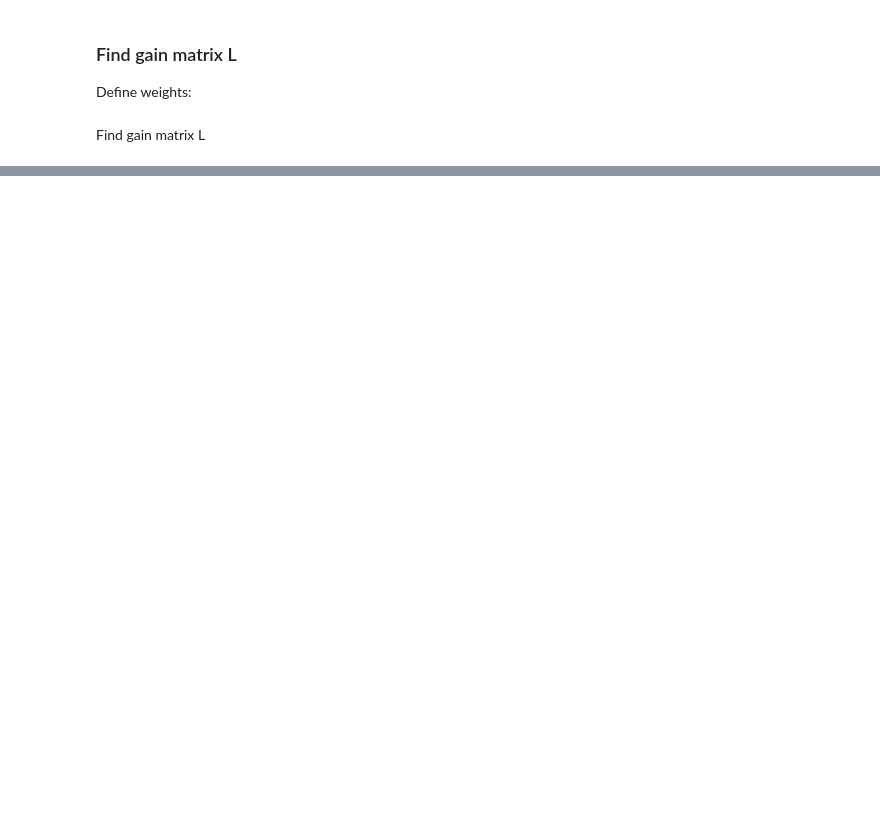
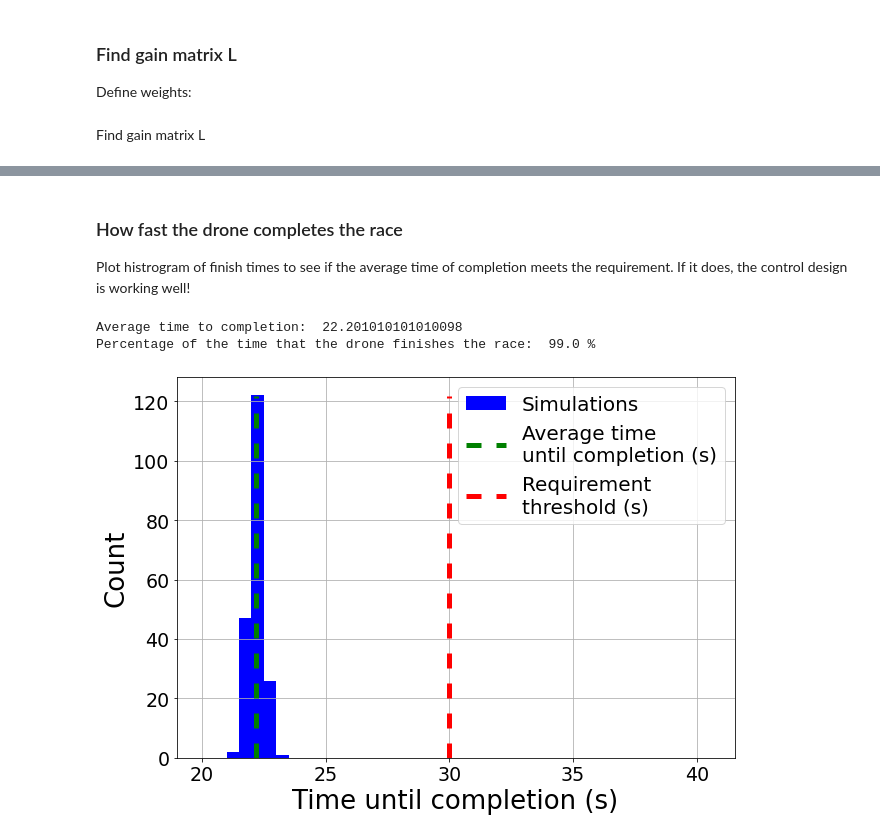
Before and after one commit to TheHosen/ae353-sp22, a Jupyter notebook: projects/04_drone/DP4.ipynb, the cells around one changed output, grey strips where cells are left out. Drawn from its saved outputs; the diff is of its cells as text; code cells hidden in the pictures; blank space fills up the shorter version.

```diff
--- a/projects/04_drone/DP4.ipynb
+++ b/projects/04_drone/DP4.ipynb
@@ -630,2 +389,0 @@ Load drones again from `students` directory.
-# %%
-simulator.load_drones()
@@ -638,2 +389,0 @@ Run simulation until `max_time` is reached or until all drones finish.
-# %%
-simulator.run(max_time=5.0)
@@ -652,2 +389,0 @@ Run simulation until `max_time` is reached or until all drones finish.
-# %%
-simulator.run(max_time=5.0)
@@ -685,2 +389,0 @@ Run simulation until `max_time` is reached or until all drones finish, saving mo
-# %%
-simulator.run(max_time=1.0, video_filename='my_video.mp4')
@@ -700,0 +771,40 @@ simulator.set_rules(
+# %% [markdown]
+### How fast the drone completes the race
+
+Plot histrogram of finish times to see if the average time of completion meets the requirement. If it does, the control design is working well!
+# %%
+#Creating histogram
+fig, ax = plt.subplots(figsize =(10, 7))
+ax.hist(t, bins = np.arange(20,41, 0.5), color = 'b',label = 'Simulations')
+ax.set_xlabel("Time until completion (s)", fontsize=26)
+ax.set_ylabel("Count", fontsize=26)
+ax.tick_params(labelsize=19)
+
+# Find average time until completion
+mean = np.mean(t)
+print("Average time to completion: ", mean)
+
+#print % of race completion
+percent = finished / x *100
+print("Percentage of the time that the drone finishes the race: ", percent, "%")
+
+# Plot average time to finish
+ax.axvline(x = mean, ymin = 0, ymax = .95, linestyle = (0,(3,3)), color = 'g', linewidth = 5, label = 'Average time\nuntil completion (s)')
+
+# Plot requirement of 30 seconds
+ax.axvline(x = 30, ymin = 0, ymax = 0.95, color = 'r', linestyle = (0,(3,3)), linewidth = 5, label = 'Requirement\nthreshold (s)' % mean)
+
+#legend and grid to make it pretty
+ax.legend(loc='best', fontsize = 20)
+ax.grid()
+
+#force consistent figure size
+plt.rcParams.update({'figure.autolayout': True})
+fig.savefig('Time_Until_Completion.png', facecolor='white', transparent=False)
+
+# Show plot
+plt.show()
+# %% [output]
+Average time to completion:  22.201010101010098
+Percentage of the time that the drone finishes the race:  99.0 %
+[figure, added]
```
Also changed, not shown: parts of 120 cells of this notebook.
